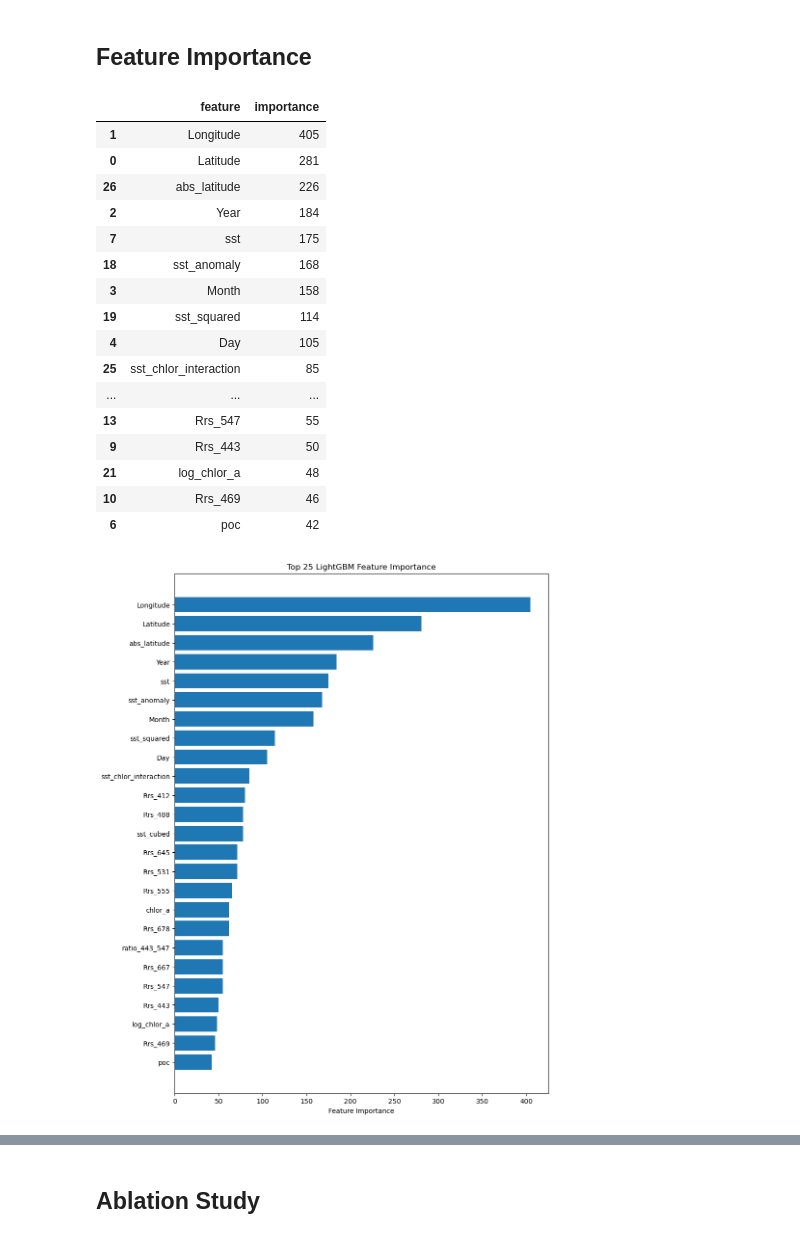
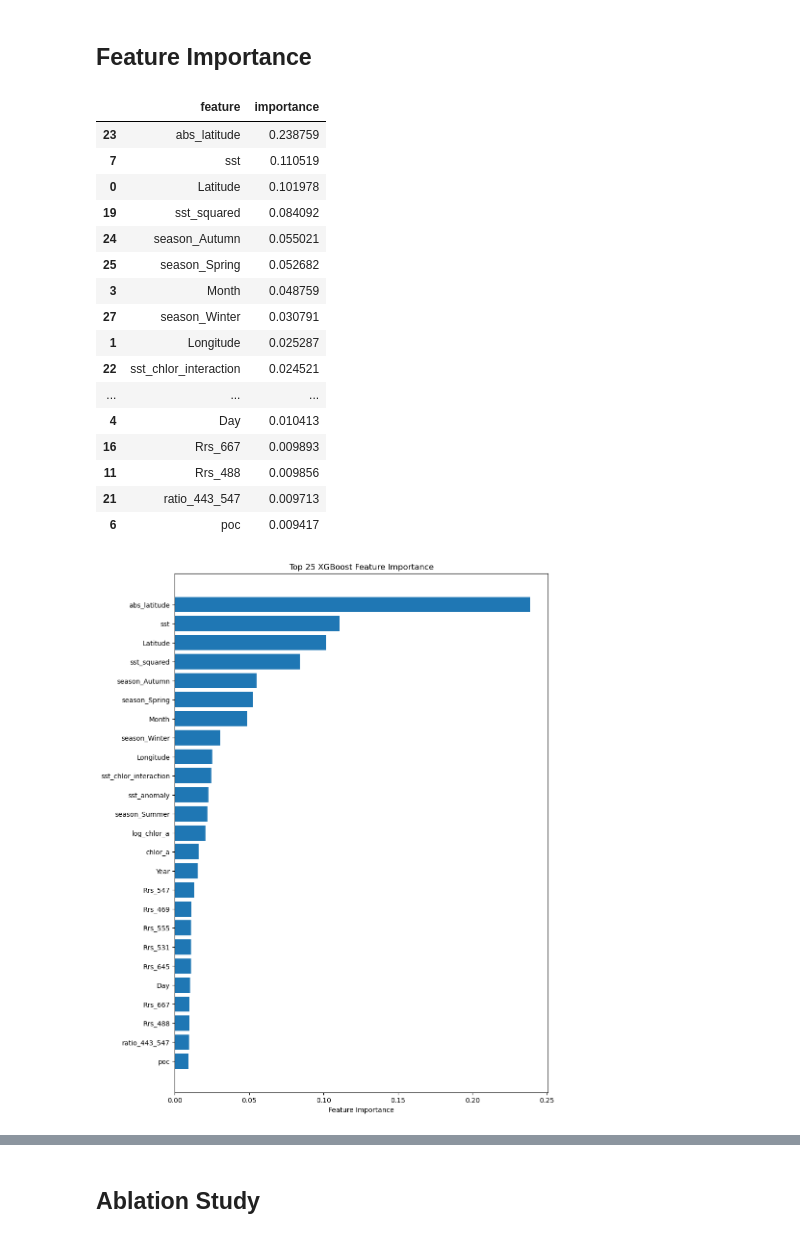
Before and after one commit to TashiSoldin/SIADS699-Capstone, a Jupyter notebook: Notebooks/4. Model Development, Optimisation, and Interpretation.ipynb, the cells around one changed output, grey strips where cells are left out. Cells and saved outputs as stored; diff of their text form; code cells hidden in the pictures.

```diff
--- a/Notebooks/4. Model Development, Optimisation, and Interpretation.ipynb
+++ b/Notebooks/4. Model Development, Optimisation, and Interpretation.ipynb
@@ -82,3 +82,4 @@ def evaluate(model, X, y, name="set"):
     return rmse, mae, r2
 # %%
 training_df,validation_df = add_datetime_and_sort(training_df),add_datetime_and_sort(validation_df)
+training_df,validation_df = training_df.drop("__dt__", axis=1),validation_df.drop("__dt__", axis=1)
@@ -527,13 +574,13 @@ with open('../Results/Model/best_model.pkl', 'wb') as file:
 # %% [markdown]
 ## Feature Importance
 # %%
-lgbm = model_lgbm.named_steps["regressor"]
-pre = model_lgbm.named_steps["preprocessor"]
+xgb = model_xgb.named_steps["regressor"]
+pre = model_xgb.named_steps["preprocessor"]
 feature_names = pre.get_feature_names_out()
 
 fi = pd.DataFrame({
     "feature": feature_names,
-    "importance": lgbm.feature_importances_
+    "importance": xgb.feature_importances_
 }).sort_values("importance", ascending=False)
 
 fi["feature"] = fi["feature"].str.replace("num__", "").str.replace("cat__", "")
@@ -541,29 +588,29 @@ fi["feature"] = fi["feature"].str.replace("num__", "").str.replace("cat__", "")
 fi.head(25)
 # %% [output]
 |  | feature | importance |
-| 1 | Longitude | 405 |
-| 0 | Latitude | 281 |
-| 26 | abs_latitude | 226 |
-| 2 | Year | 184 |
-| 7 | sst | 175 |
-| 18 | sst_anomaly | 168 |
-| 3 | Month | 158 |
-| 19 | sst_squared | 114 |
-| 4 | Day | 105 |
-| 25 | sst_chlor_interaction | 85 |
+| 23 | abs_latitude | 0.238759 |
+| 7 | sst | 0.110519 |
+| 0 | Latitude | 0.101978 |
+| 19 | sst_squared | 0.084092 |
+| 24 | season_Autumn | 0.055021 |
+| 25 | season_Spring | 0.052682 |
+| 3 | Month | 0.048759 |
+| 27 | season_Winter | 0.030791 |
+| 1 | Longitude | 0.025287 |
+| 22 | sst_chlor_interaction | 0.024521 |
 | ... | ... | ... |
-| 13 | Rrs_547 | 55 |
-| 9 | Rrs_443 | 50 |
-| 21 | log_chlor_a | 48 |
-| 10 | Rrs_469 | 46 |
-| 6 | poc | 42 |
+| 4 | Day | 0.010413 |
+| 16 | Rrs_667 | 0.009893 |
+| 11 | Rrs_488 | 0.009856 |
+| 21 | ratio_443_547 | 0.009713 |
+| 6 | poc | 0.009417 |
 # %%
 plt.figure(figsize=(10, 14))
 plt.barh(fi["feature"].head(25), fi["importance"].head(25))
 plt.xlabel("Feature Importance")
-plt.title("Top 25 LightGBM Feature Importance")
+plt.title("Top 25 XGBoost Feature Importance")
 plt.gca().invert_yaxis()  # most important at top
 plt.savefig('../Results/Figures/feature_importance_lgbm.png', dpi=300, bbox_inches='tight')
 plt.show()
 # %% [output]
-[figure, old version]
+[figure, new version]
```
Also changed, not shown: parts of 11 cells of this notebook, 3 other files.
